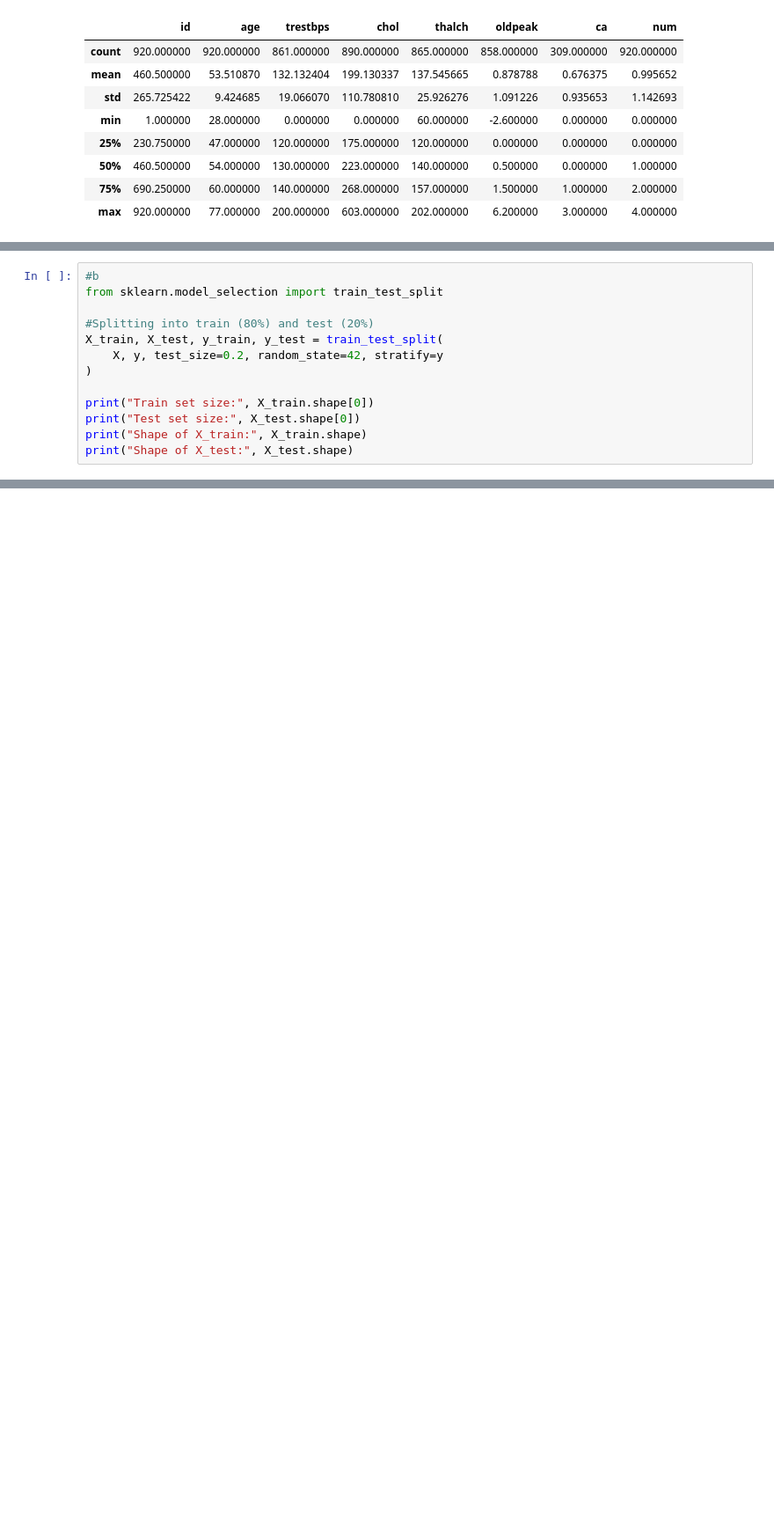
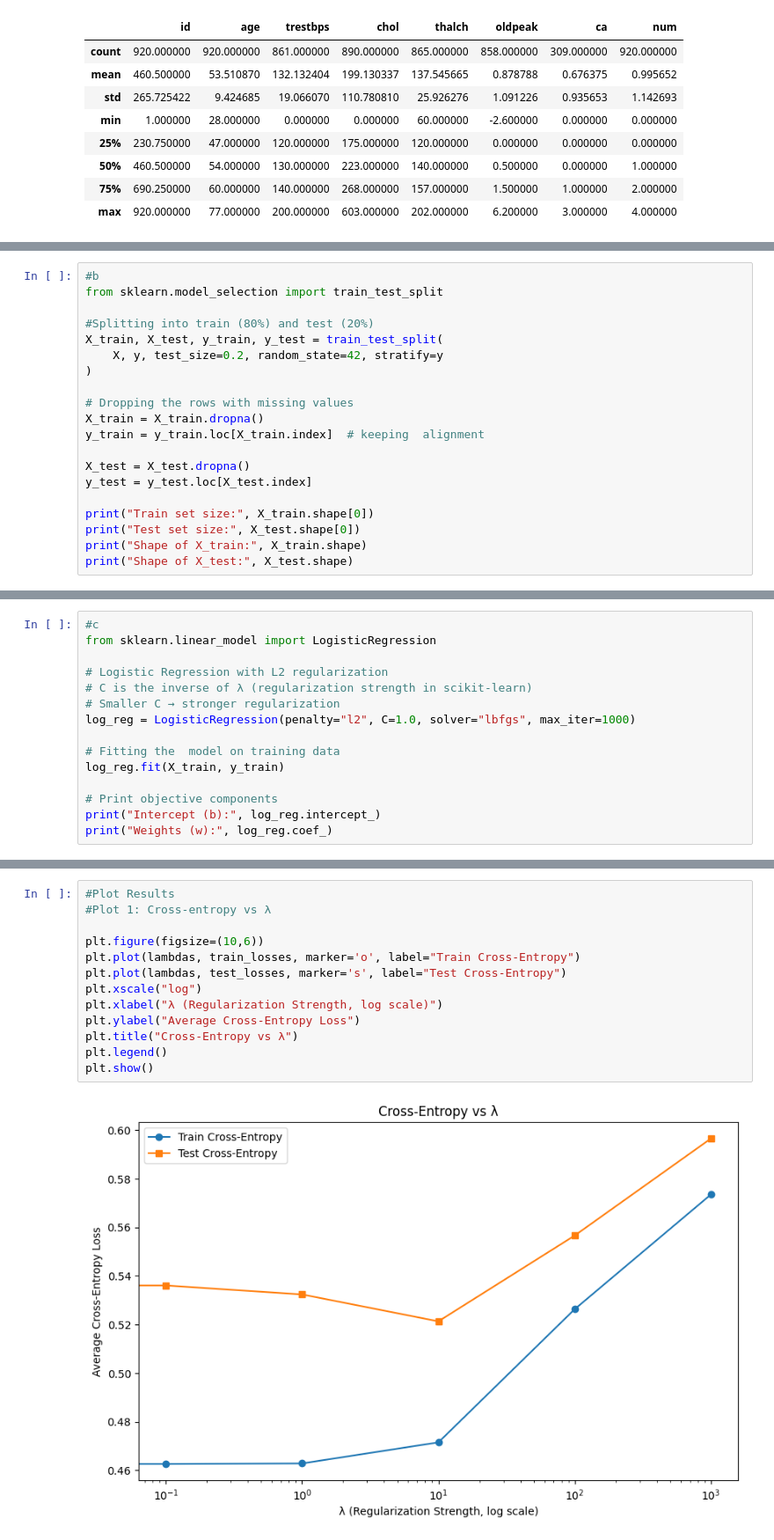
Before and after one commit to ThodupunooriSaiManish/Machine_Learning, a Jupyter notebook: ML_Assignment_1(205).ipynb, the cells around one changed output, grey strips where cells are left out. Shown at 88% size. Saved outputs shown, nothing was run; the diff lists cells and outputs as text; blank space fills up the shorter version.

```diff
--- a/ML_Assignment_1(205).ipynb
+++ b/ML_Assignment_1(205).ipynb
@@ -107,6 +107,13 @@ X_train, X_test, y_train, y_test = train_test_split(
     X, y, test_size=0.2, random_state=42, stratify=y
 )
 
+# Dropping the rows with missing values
+X_train = X_train.dropna()
+y_train = y_train.loc[X_train.index]  # keeping  alignment
+
+X_test = X_test.dropna()
+y_test = y_test.loc[X_test.index]
+
 print("Train set size:", X_train.shape[0])
 print("Test set size:", X_test.shape[0])
 print("Shape of X_train:", X_train.shape)
@@ -118,0 +126,15 @@ Shape of X_test: (184, 13)
+# %%
+#c
+from sklearn.linear_model import LogisticRegression
+
+# Logistic Regression with L2 regularization
+# C is the inverse of λ (regularization strength in scikit-learn)
+# Smaller C → stronger regularization
+log_reg = LogisticRegression(penalty="l2", C=1.0, solver="lbfgs", max_iter=1000)
+
+# Fitting the  model on training data
+log_reg.fit(X_train, y_train)
+
+# Print objective components
+print("Intercept (b):", log_reg.intercept_)
+print("Weights (w):", log_reg.coef_)
@@ -118,0 +195,15 @@ Shape of X_test: (184, 13)
+# %%
+#Plot Results
+#Plot 1: Cross-entropy vs λ
+
+plt.figure(figsize=(10,6))
+plt.plot(lambdas, train_losses, marker='o', label="Train Cross-Entropy")
+plt.plot(lambdas, test_losses, marker='s', label="Test Cross-Entropy")
+plt.xscale("log")
+plt.xlabel("λ (Regularization Strength, log scale)")
+plt.ylabel("Average Cross-Entropy Loss")
+plt.title("Cross-Entropy vs λ")
+plt.legend()
+plt.show()
+# %% [output]
+[figure, added]
```
Also changed, not shown: parts of 7 cells of this notebook.
